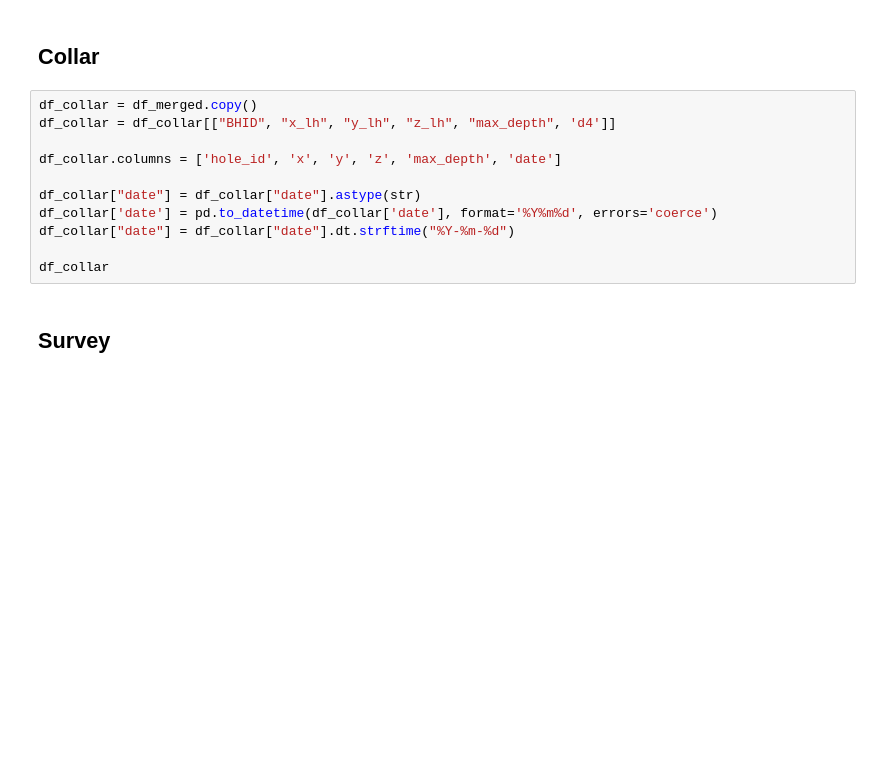
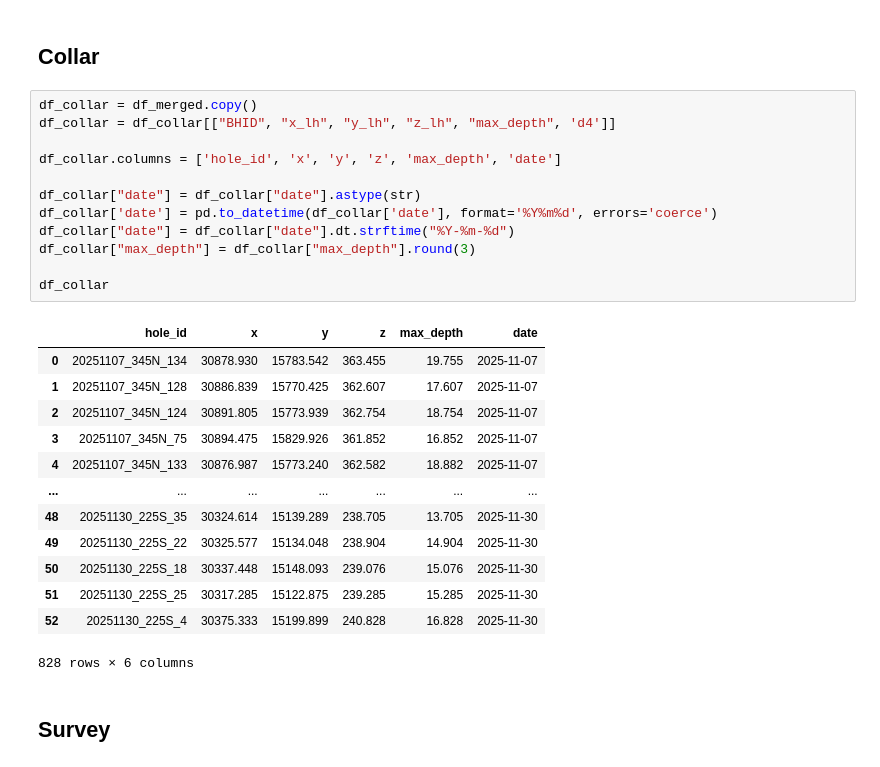
Before and after one commit to Tristanite/gc_scripts, a Jupyter notebook: database/gc_db.ipynb, the cells around one changed output. Drawn from its saved outputs; the diff is of its cells as text; blank space fills up the shorter version.

```diff
--- a/database/gc_db.ipynb
+++ b/database/gc_db.ipynb
@@ -42,14 +70,29 @@ df_merged
 # %%
 df_collar = df_merged.copy()
 df_collar = df_collar[["BHID", "x_lh", "y_lh", "z_lh", "max_depth", 'd4']]
 
 df_collar.columns = ['hole_id', 'x', 'y', 'z', 'max_depth', 'date']
 
 df_collar["date"] = df_collar["date"].astype(str)
 df_collar['date'] = pd.to_datetime(df_collar['date'], format='%Y%m%d', errors='coerce')
 df_collar["date"] = df_collar["date"].dt.strftime("%Y-%m-%d")
+df_collar["max_depth"] = df_collar["max_depth"].round(3)
 
 df_collar
+# %% [output]
+|  | hole_id | x | y | z | max_depth | date |
+| 0 | 20251107_345N_134 | 30878.930 | 15783.542 | 363.455 | 19.755 | 2025-11-07 |
+| 1 | 20251107_345N_128 | 30886.839 | 15770.425 | 362.607 | 17.607 | 2025-11-07 |
+| 2 | 20251107_345N_124 | 30891.805 | 15773.939 | 362.754 | 18.754 | 2025-11-07 |
+| 3 | 20251107_345N_75 | 30894.475 | 15829.926 | 361.852 | 16.852 | 2025-11-07 |
+| 4 | 20251107_345N_133 | 30876.987 | 15773.240 | 362.582 | 18.882 | 2025-11-07 |
+| ... | ... | ... | ... | ... | ... | ... |
+| 48 | 20251130_225S_35 | 30324.614 | 15139.289 | 238.705 | 13.705 | 2025-11-30 |
+| 49 | 20251130_225S_22 | 30325.577 | 15134.048 | 238.904 | 14.904 | 2025-11-30 |
+| 50 | 20251130_225S_18 | 30337.448 | 15148.093 | 239.076 | 15.076 | 2025-11-30 |
+| 51 | 20251130_225S_25 | 30317.285 | 15122.875 | 239.285 | 15.285 | 2025-11-30 |
+| 52 | 20251130_225S_4 | 30375.333 | 15199.899 | 240.828 | 16.828 | 2025-11-30 |
+828 rows × 6 columns
 # %% [markdown]
 ## Survey
 # %%
```
Also changed, not shown: parts of 7 cells of this notebook.
